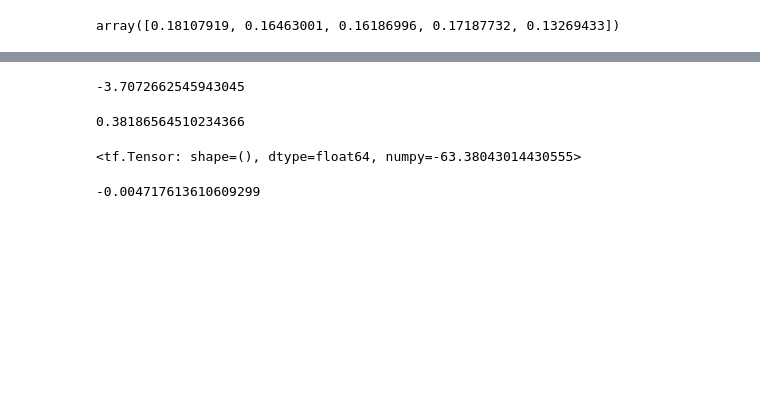
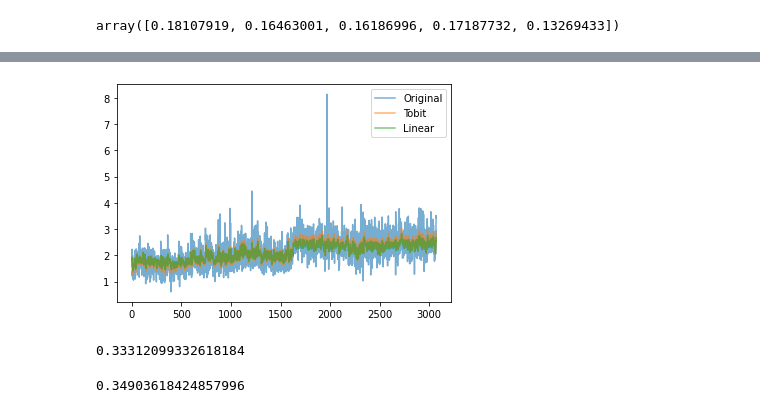
Before and after one commit to Jungar111/Bachelor2021, a Jupyter notebook: Modelling/tobit_test.ipynb, the cells around one changed output, grey strips where cells are left out. Drawn from its saved outputs; the diff is of its cells as text; code cells hidden in the pictures; blank space fills up the shorter version.

```diff
--- a/Modelling/tobit_test.ipynb
+++ b/Modelling/tobit_test.ipynb
@@ -160,8 +201,17 @@ plt.show()
+# %%
+plt.plot(df["Energy (kWh)"][df.Label == 0.0], label = "Original", alpha = 0.6)
+plt.plot(pred_tobit, label = "Tobit", alpha = 0.6)
+plt.plot(pred, label = "Linear", alpha = 0.6)
+
+plt.legend()
+plt.show()
+# %% [output]
+[figure, added]
 # %%
-r2_score(testdata["Energy (kWh)"], pred_tobit)
+r2_score(df["Energy (kWh)"][df.Label == 0.0], pred_tobit)
 # %% [output]
--3.7072662545943045
+0.33312099332618184
 # %%
-r2_score(testdata["Energy (kWh)"], pred)
+r2_score(df["Energy (kWh)"][df.Label == 0.0], pred)
 # %% [output]
-0.38186564510234366
+0.34903618424857996
@@ -180,10 +217,0 @@ def nll(sd):
-# %%
-y_censored = testdata["Energy (kWh)"][testdata["Censored"] == True]
-y_pred_censored = t.linear_regression(True)
-tf.math.reduce_sum(np.log(norm.cdf((y_censored - y_pred_censored)/2)))
-# %% [output]
-<tf.Tensor: shape=(), dtype=float64, numpy=-63.38043014430555>
-# %%
-sum(np.log(norm.cdf((y_censored - y_pred_censored)/0.06)))
-# %% [output]
--0.004717613610609299
```
Also changed, not shown: parts of 35 cells of this notebook, 4 other files.
